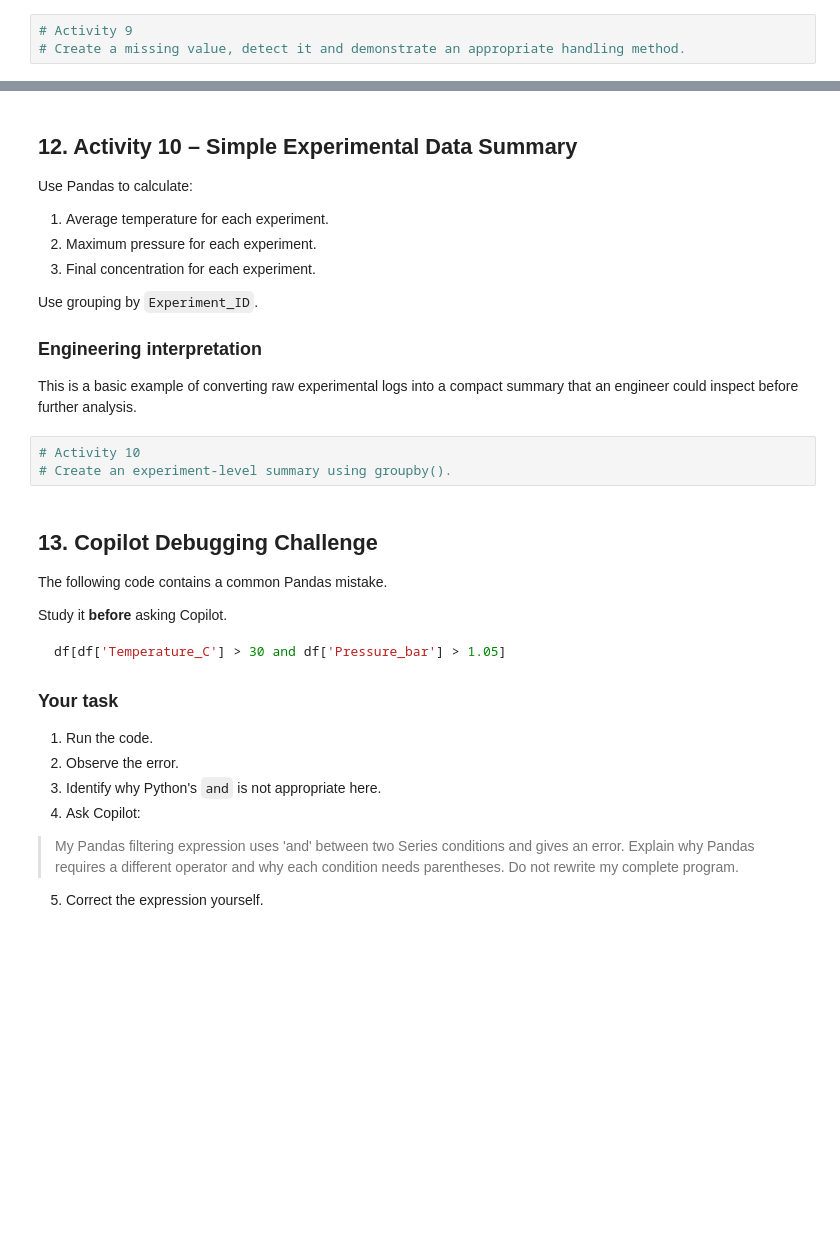
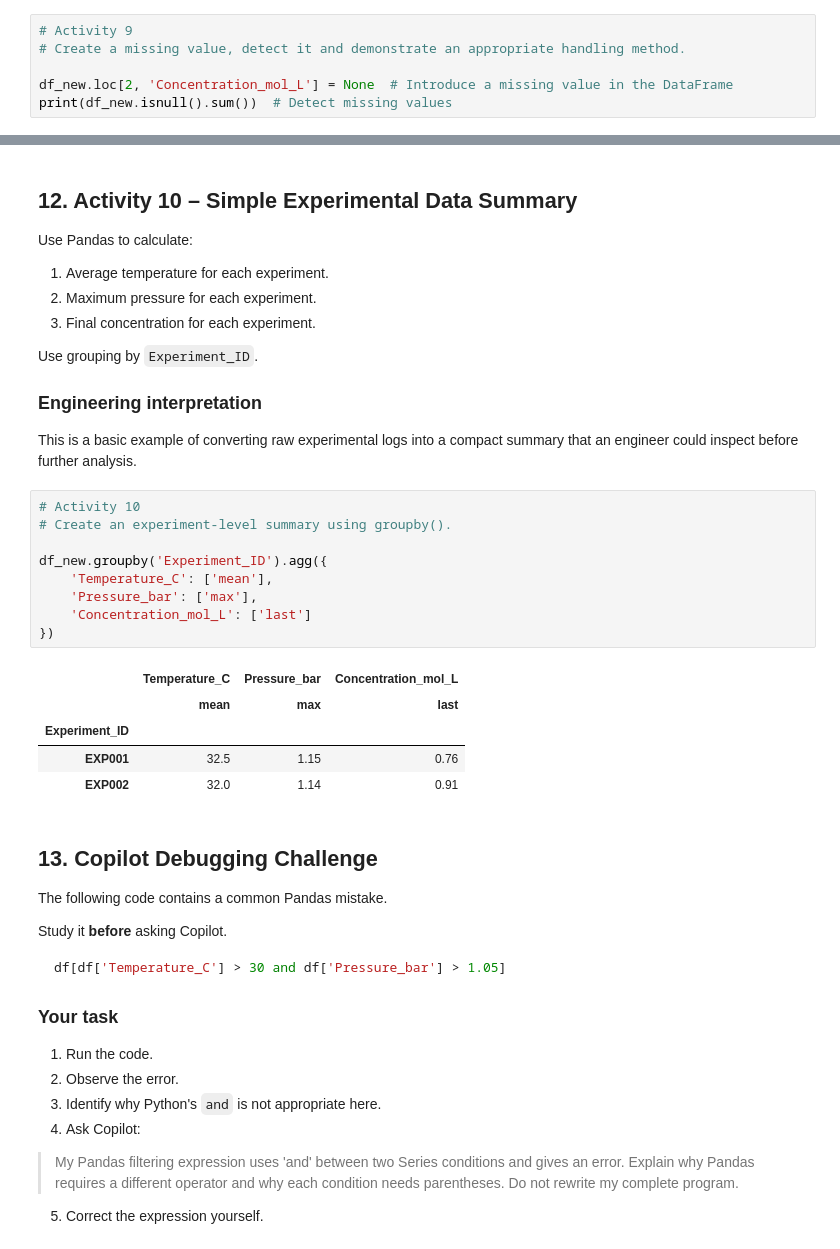
Before and after one commit to aglawemanav/CP_Practical, a Jupyter notebook: Practical_08_File_IO_Experimental_Data_Pandas_CSV_JSON.ipynb, the cells around one changed output, grey strips where cells are left out. Drawn from its saved outputs; the diff is of its cells as text; blank space fills up the shorter version.

```diff
--- a/Practical_08_File_IO_Experimental_Data_Pandas_CSV_JSON.ipynb
+++ b/Practical_08_File_IO_Experimental_Data_Pandas_CSV_JSON.ipynb
@@ -450,3 +468,6 @@ Ask Copilot:
 # %%
 # Activity 9
 # Create a missing value, detect it and demonstrate an appropriate handling method.
+
+df_new.loc[2, 'Concentration_mol_L'] = None  # Introduce a missing value in the DataFrame
+print(df_new.isnull().sum())  # Detect missing values
@@ -467,6 +496,18 @@ This is a basic example of converting raw experimental logs into a compact summa
 # %%
 # Activity 10
 # Create an experiment-level summary using groupby().
+
+df_new.groupby('Experiment_ID').agg({
+    'Temperature_C': ['mean'],
+    'Pressure_bar': ['max'],
+    'Concentration_mol_L': ['last']
+})
+# %% [output]
+|  | Temperature_C | Pressure_bar | Concentration_mol_L |
+|  | mean | max | last |
+| Experiment_ID |  |  |  |
+| EXP001 | 32.5 | 1.15 | 0.76 |
+| EXP002 | 32.0 | 1.14 | 0.91 |
 # %% [markdown]
 ## 13. Copilot Debugging Challenge
 
```
Also changed, not shown: parts of 6 cells of this notebook, 3 other files.
